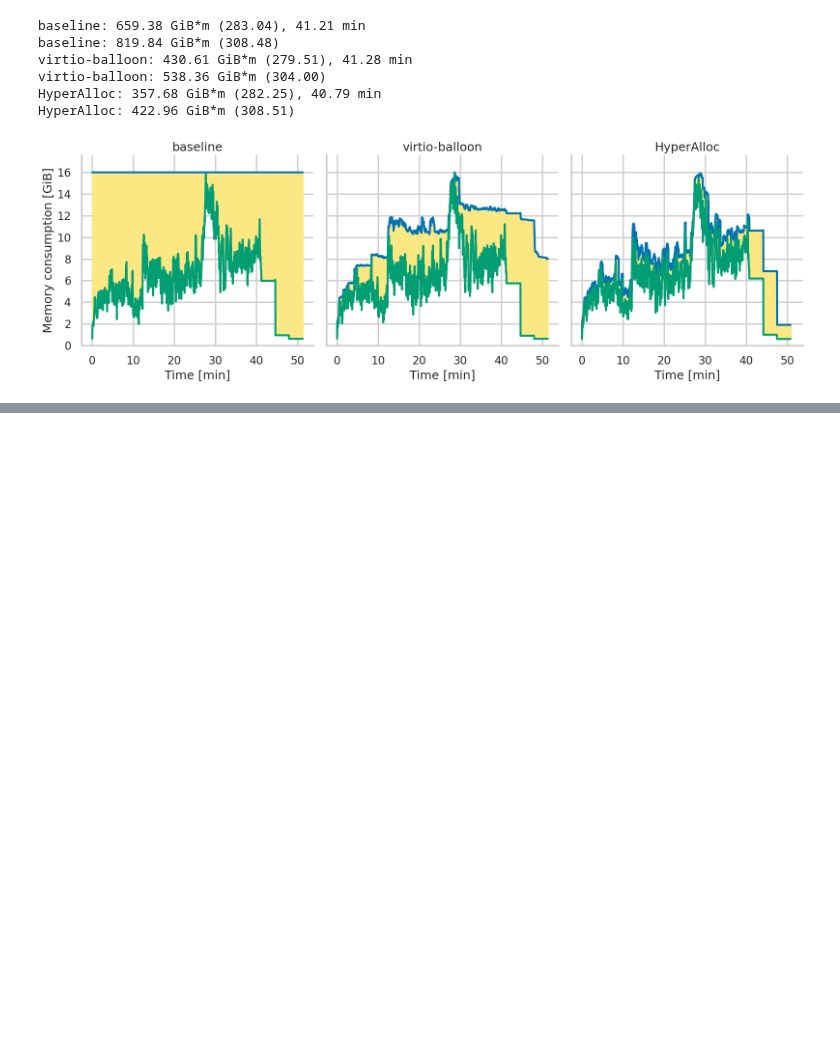
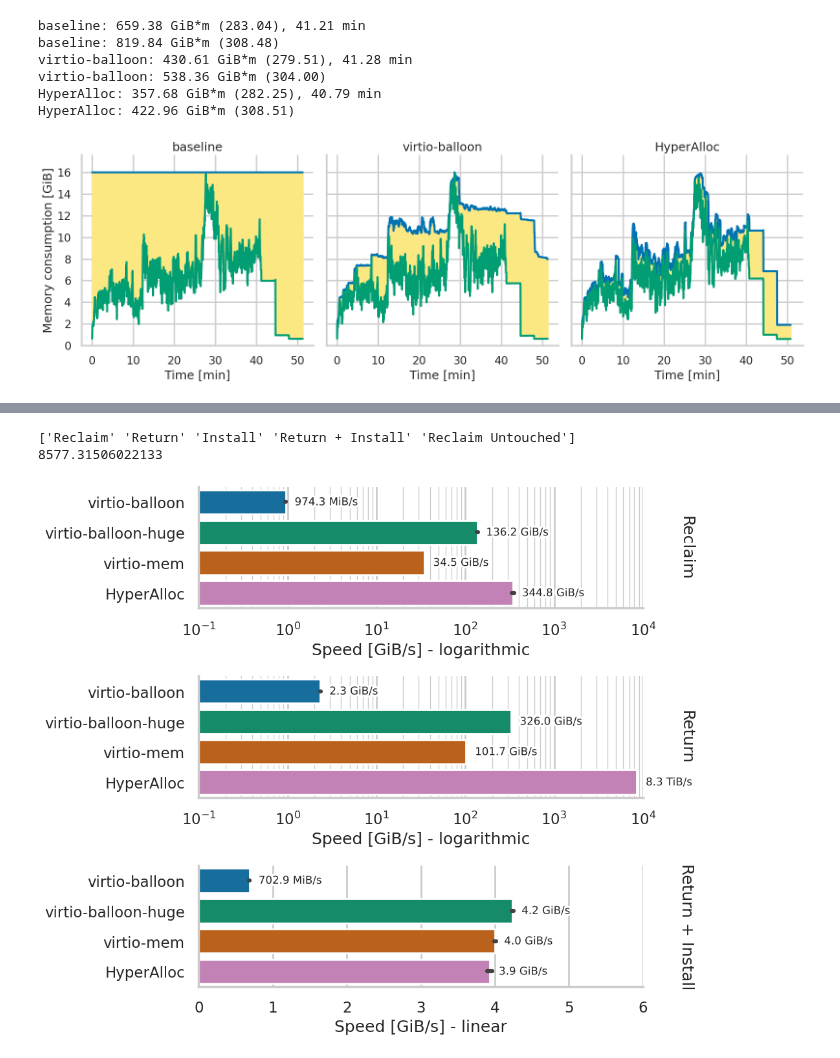
Before and after one commit to luhsra/hyperalloc-bench, a Jupyter notebook: talk.ipynb, the cells around one changed output, grey strips where cells are left out. Drawn from its saved outputs; the diff is of its cells as text; code cells hidden in the pictures; blank space fills up the shorter version.

```diff
--- a/talk.ipynb
+++ b/talk.ipynb
@@ -393,0 +406,6 @@ p.figure.savefig("inflate/talk-inflate.svg", bbox_inches="tight")
+# %%
+visualize_inflate("talk-inflate-full", ["Reclaim", "Return", "Return + Install"])
+# %% [output]
+['Reclaim' 'Return' 'Install' 'Return + Install' 'Reclaim Untouched']
+8577.31506022133
+[figure, added]
```
Also changed, not shown: parts of 4 cells of this notebook, 5 other files.
